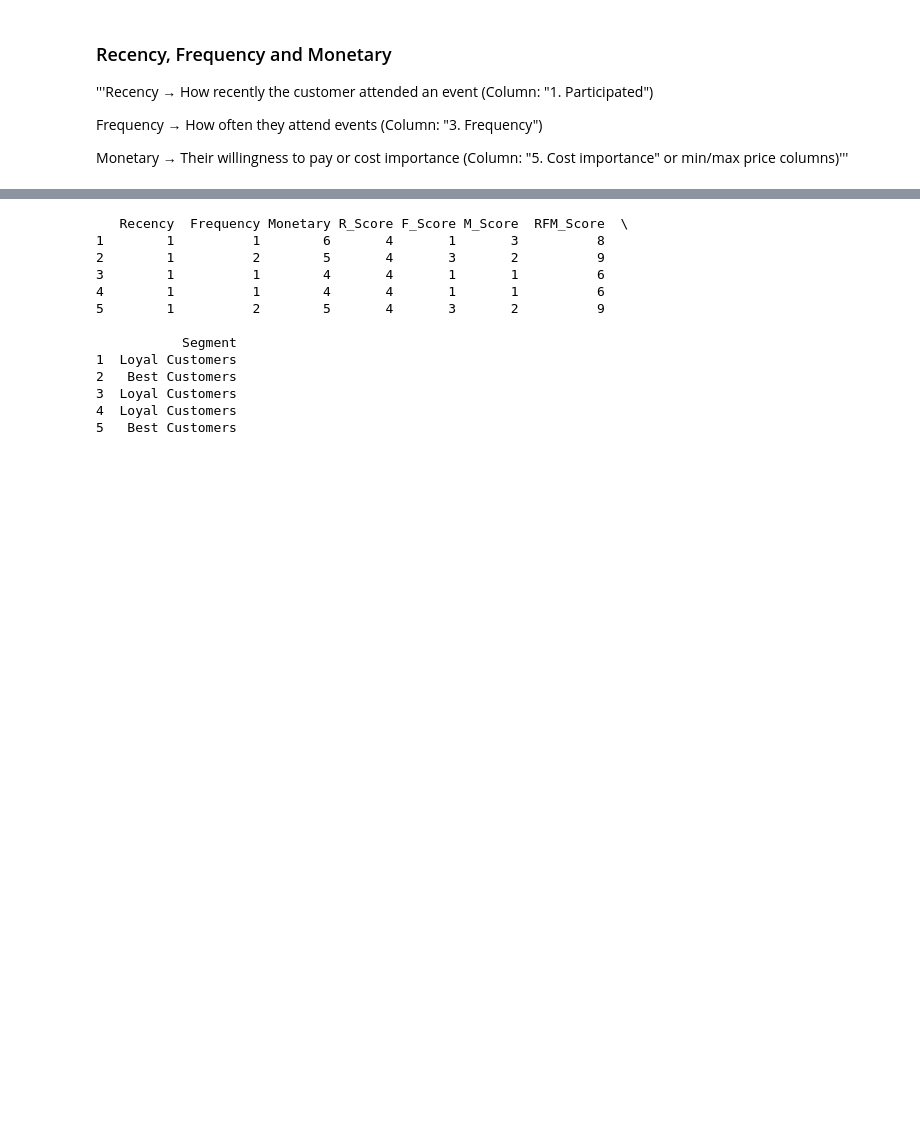
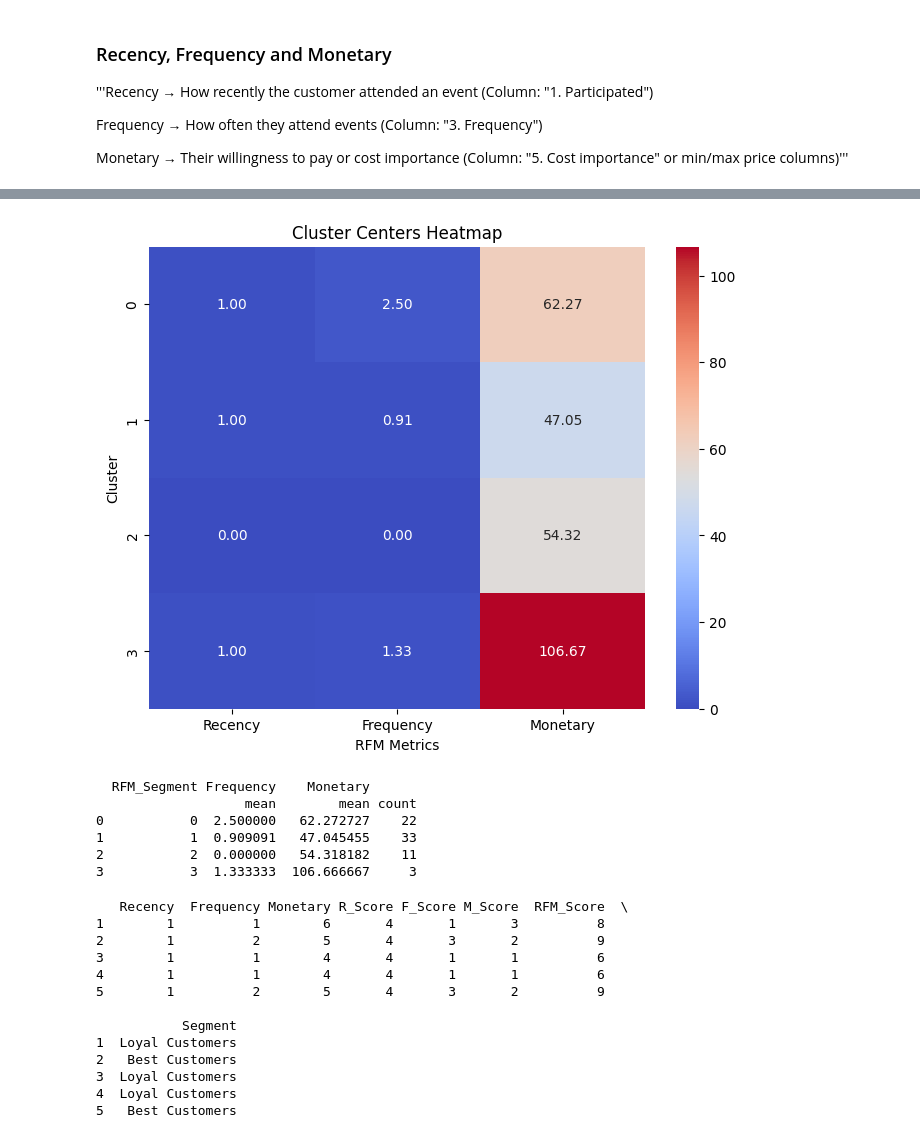
Before and after one commit to hmente/marketing-analytics-gp, a Jupyter notebook: main.ipynb, the cells around one changed output, grey strips where cells are left out. Saved outputs shown, nothing was run; the diff lists cells and outputs as text; code cells hidden in the pictures; blank space fills up the shorter version.

```diff
--- a/main.ipynb
+++ b/main.ipynb
@@ -280,3 +325,32 @@ rfm_scaled = scaler.fit_transform(rfm)
+# %%
+# Additional Visualization 2: Cluster Centers Heatmap
+# Calculating Cluster Centers
+cluster_centers = scaler.inverse_transform(kmeans.cluster_centers_)
+centers_df = pd.DataFrame(cluster_centers, columns=['Recency','Frequency', 'Monetary'])
+
+plt.figure(figsize=(8, 6))
+sns.heatmap(centers_df, annot=True, fmt='.2f', cmap='coolwarm')
+plt.title('Cluster Centers Heatmap')
+plt.xlabel('RFM Metrics')
+plt.ylabel('Cluster')
+plt.show()
+# %% [output]
+[figure, added]
+# %%
+# Analyze segments
+segment_summary = rfm.groupby('RFM_Segment').agg({
+    'Frequency': 'mean',
+    'Monetary': ['mean', 'count']
+}).reset_index()
+
+print(segment_summary)
+# %% [output]
+  RFM_Segment Frequency    Monetary
+                   mean        mean count
+0           0  2.500000   62.272727    22
+1           1  0.909091   47.045455    33
+2           2  0.000000   54.318182    11
+3           3  1.333333  106.666667     3
 # %%
 # Step 3: Assign RFM Scores (Simple Percentiles)
 rfm["R_Score"] = pd.qcut(rfm["Recency"].rank(method="first"), 4, labels=[4, 3, 2, 1])
```
Also changed, not shown: parts of 7 cells of this notebook, 1 other file.
